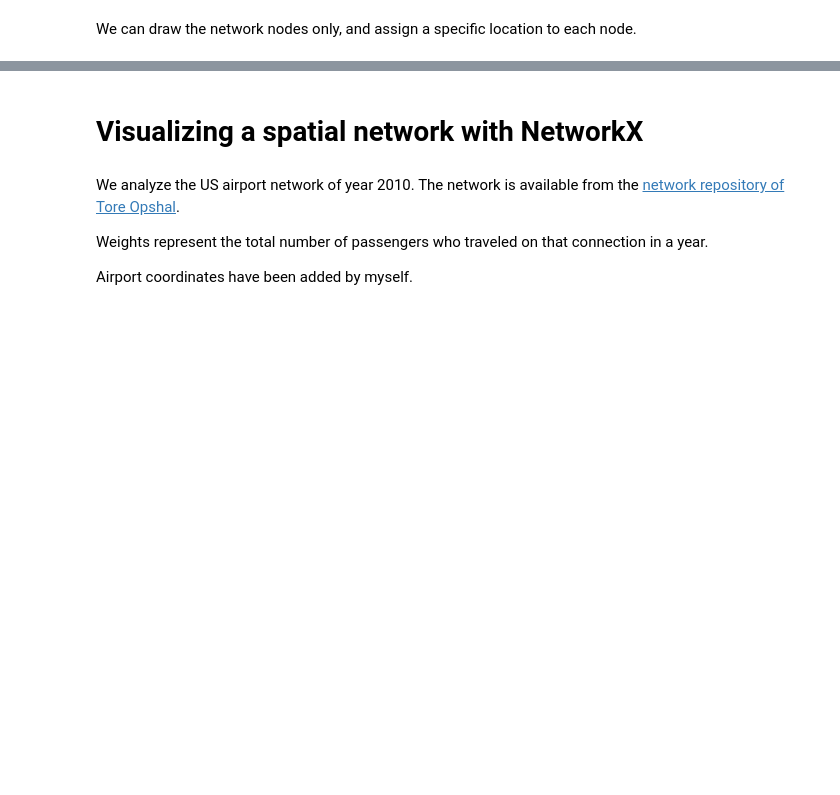
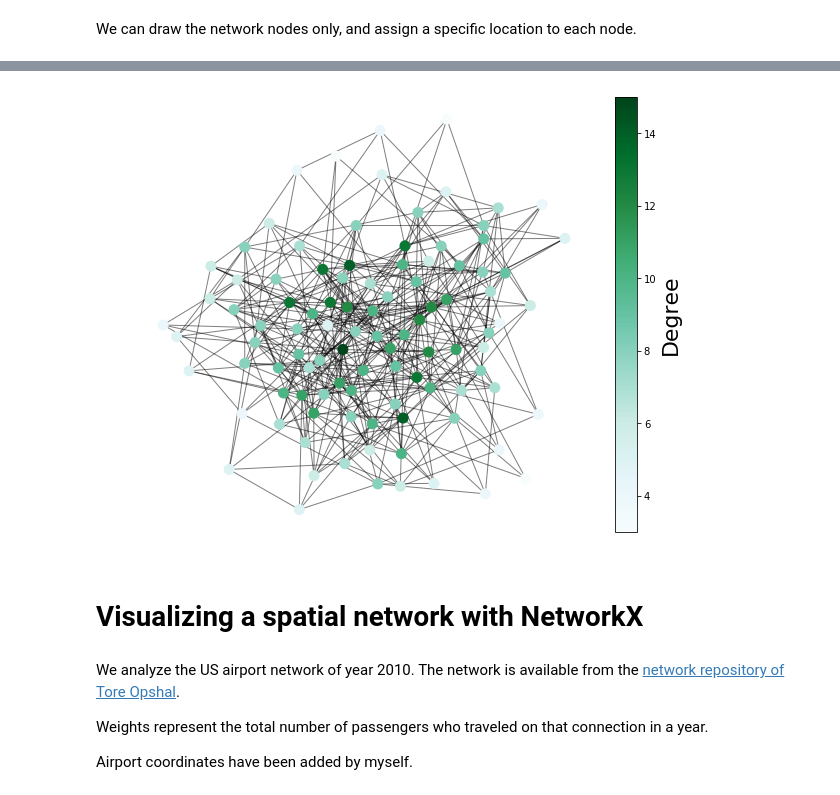
Before and after one commit to micheletizzoni/Complexity-in-social-systems, a Jupyter notebook: 2-networkx/nb03_NetworkX_visualization.ipynb, the cells around one changed output, grey strips where cells are left out. Cells and saved outputs as stored; diff of their text form; code cells hidden in the pictures; blank space fills up the shorter version.

```diff
--- a/2-networkx/nb03_NetworkX_visualization.ipynb
+++ b/2-networkx/nb03_NetworkX_visualization.ipynb
@@ -221,22 +296,24 @@ nx.draw_networkx_nodes(ER, pos)
 # %%
 plt.figure(figsize=(10,8))
 
 s=nx.draw_networkx_nodes(ER,
             pos,
             node_size=100.0,
             node_color=list(dict(nx.degree(ER)).values()),
             alpha=1,
-            cmap=plt.cm.coolwarm
+            cmap=plt.cm.BuGn
             )
 
 nx.draw_networkx_edges(ER, pos, alpha=0.5)
 
 #show the colorbar on the right side
 cbar=plt.colorbar(s)
 cbar.ax.set_ylabel('Degree', size=22)
 
 plt.axis('off')
 plt.show()
+# %% [output]
+[figure, added]
 # %% [markdown]
 # Visualizing a spatial network with NetworkX
 # %% [markdown]
```
Also changed, not shown: parts of 32 cells of this notebook, 3 other files.
